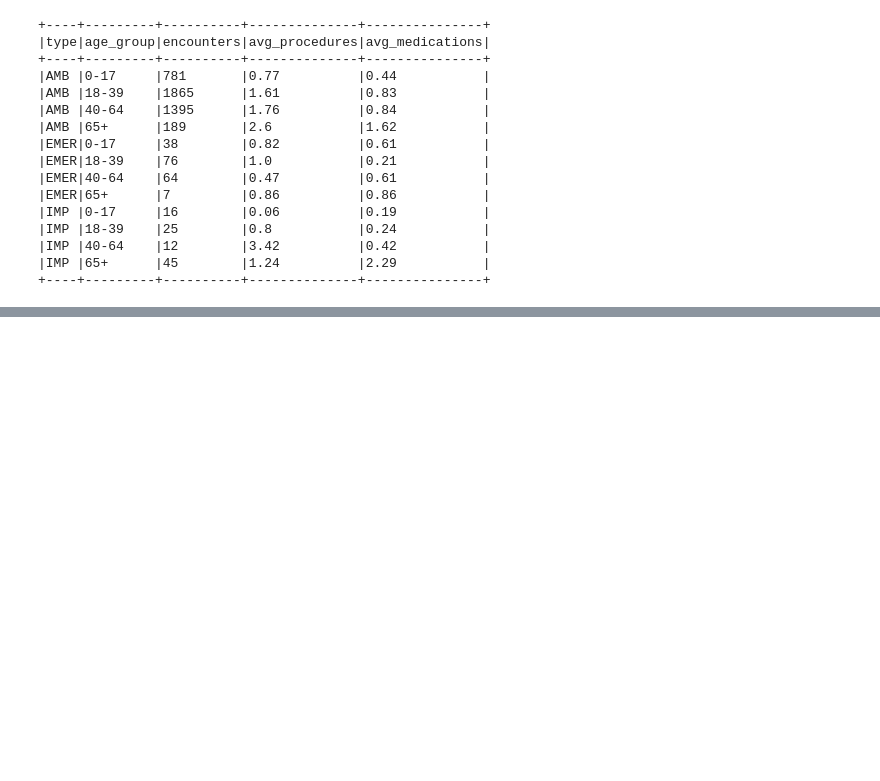
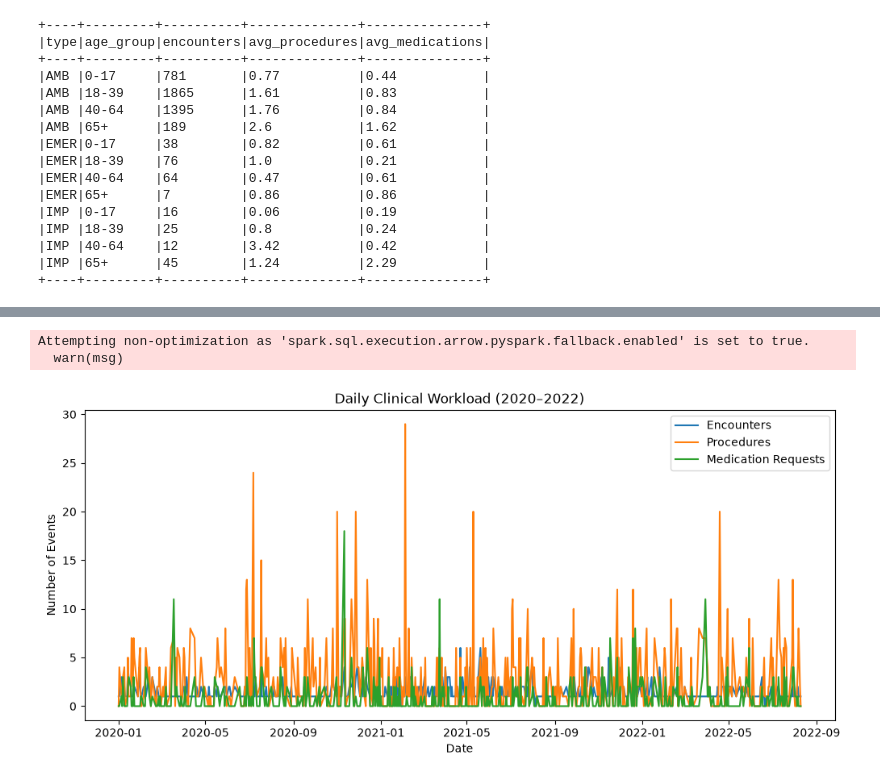
Before and after one commit to hb795/Hospital_Command_Center, a Jupyter notebook: EDA/Hospital_Command_Center_EDA.ipynb, the cells around one changed output, grey strips where cells are left out. Saved outputs shown, nothing was run; the diff lists cells and outputs as text; code cells hidden in the pictures; blank space fills up the shorter version.

Commit message:
Update hospital workload EDA

```diff
--- a/EDA/Hospital_Command_Center_EDA.ipynb
+++ b/EDA/Hospital_Command_Center_EDA.ipynb
@@ -455,0 +497,21 @@ age_type_workload.show(30, truncate=False)
+# %%
+encounters_clean = encounters.select(
+    F.to_timestamp("period.start").alias("event_time")
+)
+
+procedures_clean = procedures.select(
+    F.to_timestamp("performedPeriod.start").alias("event_time")
+)
+
+medications_clean = medications.select(
+    F.to_timestamp("authoredOn").alias("event_time")
+)
+
+# Check for missing timestamps
+for name, df in [
+    ("Encounters", encounters_clean),
+    ("Procedures", procedures_clean),
+    ("Medications", medications_clean)
+]:
+    print(name, "missing timestamps:",
+          df.filter(F.col("event_time").isNull()).count())
@@ -455,0 +569,24 @@ age_type_workload.show(30, truncate=False)
+# %%
+daily_pd = (
+    daily_workload
+    .filter(F.col("date").between("2020-01-01", "2022-08-10"))
+    .toPandas()
+)
+
+daily_pd["date"] = pd.to_datetime(daily_pd["date"])
+
+plt.figure(figsize=(12, 5))
+
+plt.plot(daily_pd["date"], daily_pd["encounters"], label="Encounters")
+plt.plot(daily_pd["date"], daily_pd["procedures"], label="Procedures")
+plt.plot(daily_pd["date"], daily_pd["medications"], label="Medication Requests")
+
+plt.title("Daily Clinical Workload (2020–2022)")
+plt.xlabel("Date")
+plt.ylabel("Number of Events")
+plt.legend()
+plt.show()
+# %% [output]
+Attempting non-optimization as 'spark.sql.execution.arrow.pyspark.fallback.enabled' is set to true.
+  warn(msg)
+[figure, added]
```
Also changed, not shown: parts of 8 cells of this notebook.
